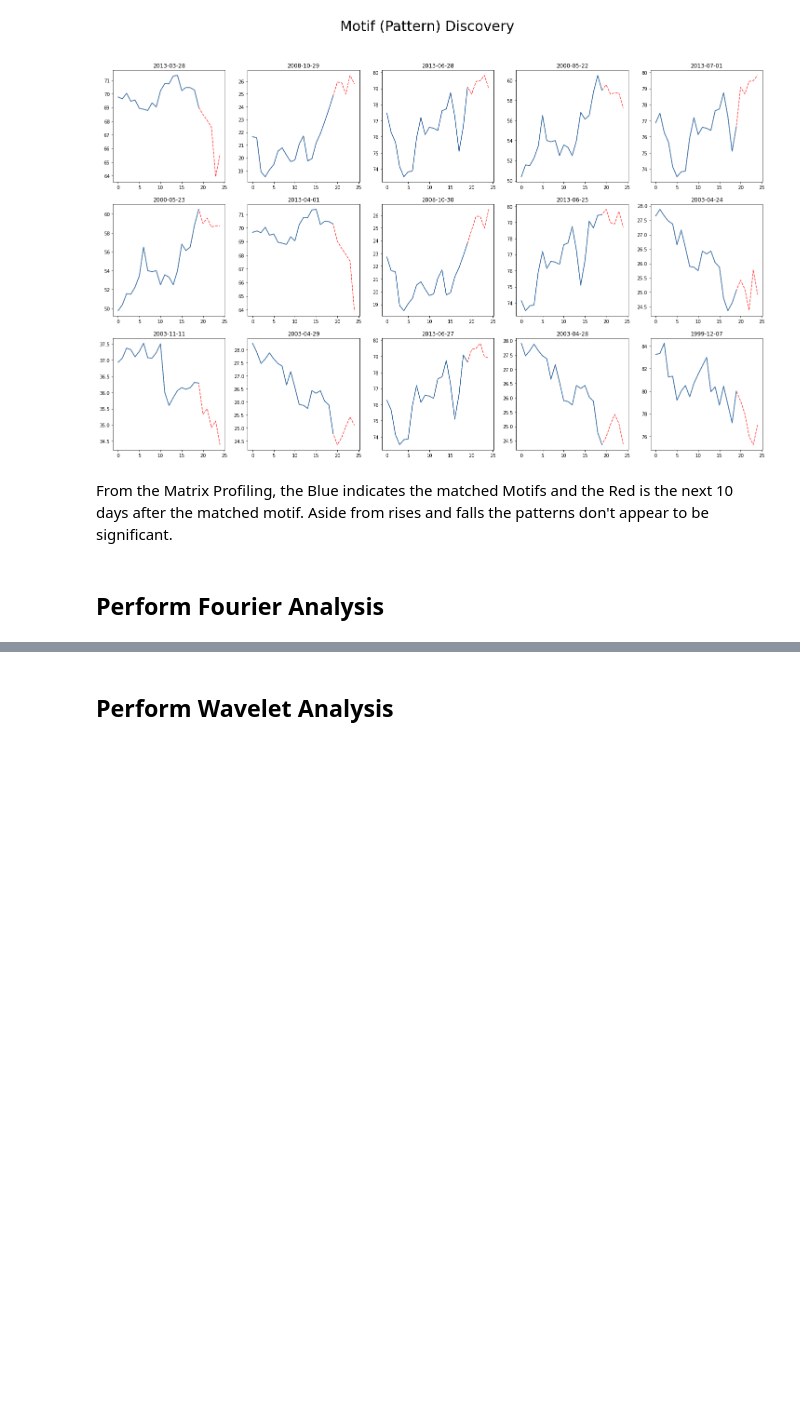
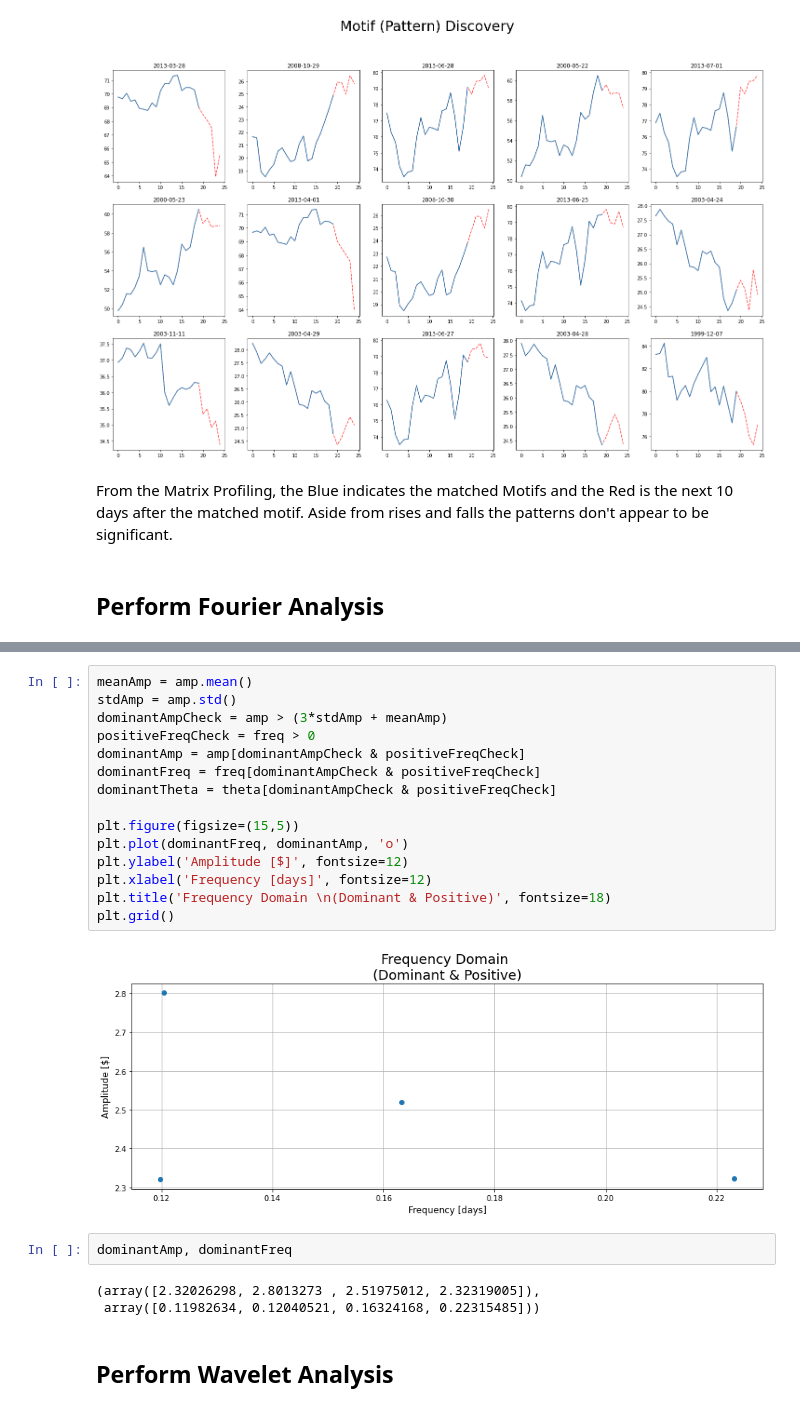
Before and after one commit to itberrios/algotrading, a Jupyter notebook: stock_data_explorer.ipynb, the cells around one changed output, grey strips where cells are left out. Drawn from its saved outputs; the diff is of its cells as text; blank space fills up the shorter version.

```diff
--- a/stock_data_explorer.ipynb
+++ b/stock_data_explorer.ipynb
@@ -331,2 +353,24 @@ From the Matrix Profiling, the Blue indicates the matched Motifs and the Red is
+# %%
+meanAmp = amp.mean()
+stdAmp = amp.std()
+dominantAmpCheck = amp > (3*stdAmp + meanAmp)
+positiveFreqCheck = freq > 0
+dominantAmp = amp[dominantAmpCheck & positiveFreqCheck]
+dominantFreq = freq[dominantAmpCheck & positiveFreqCheck]
+dominantTheta = theta[dominantAmpCheck & positiveFreqCheck]
+
+plt.figure(figsize=(15,5))
+plt.plot(dominantFreq, dominantAmp, 'o')
+plt.ylabel('Amplitude [$]', fontsize=12)
+plt.xlabel('Frequency [days]', fontsize=12)
+plt.title('Frequency Domain \n(Dominant & Positive)', fontsize=18)
+plt.grid()
+# %% [output]
+[figure, added]
+# %%
+dominantAmp, dominantFreq
+# %% [output]
+(array([2.32026298, 2.8013273 , 2.51975012, 2.32319005]),
+ array([0.11982634, 0.12040521, 0.16324168, 0.22315485]))
 # %% [markdown]
 ## **Perform Wavelet Analysis**
```
Also changed, not shown: parts of 3 cells of this notebook.
